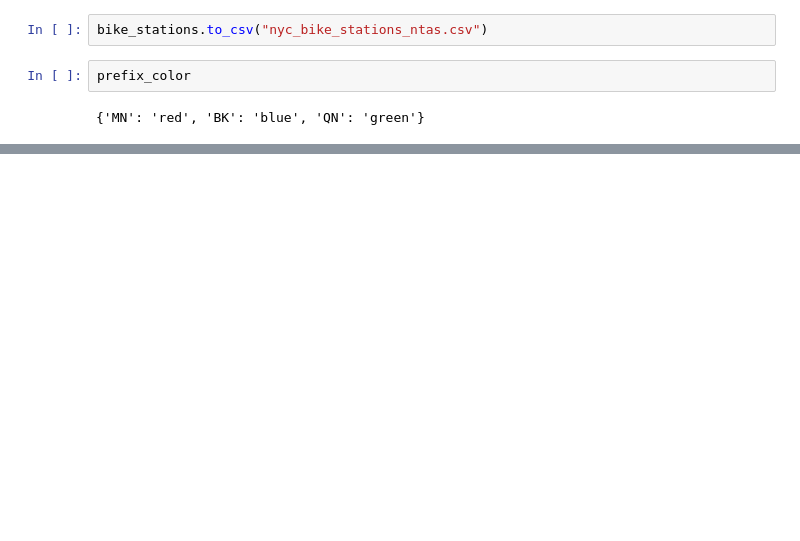
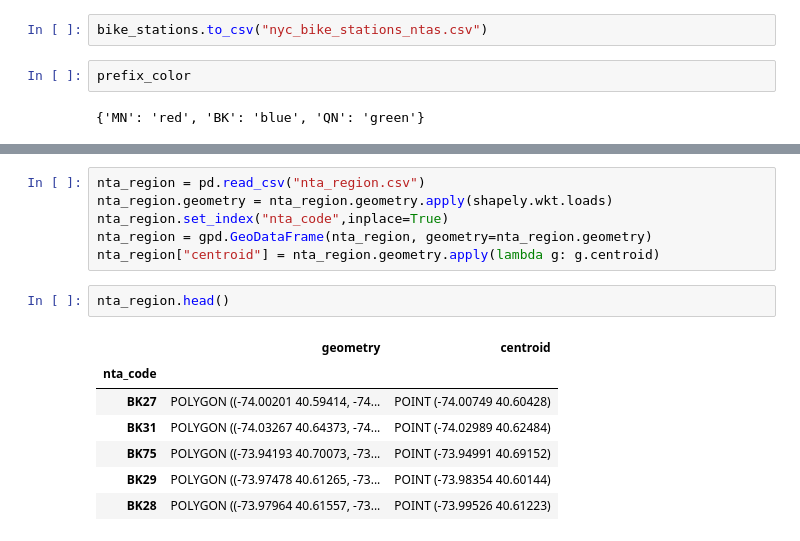
Before and after one commit to fpervaiz/LondonSpringDatathon2020, a Jupyter notebook: draw-stations.ipynb, the cells around one changed output, grey strips where cells are left out. Saved outputs shown, nothing was run; the diff lists cells and outputs as text; blank space fills up the shorter version.

Commit message:
get centroid

```diff
--- a/draw-stations.ipynb
+++ b/draw-stations.ipynb
@@ -106,0 +133,16 @@ prefix_color
+# %%
+nta_region = pd.read_csv("nta_region.csv")
+nta_region.geometry = nta_region.geometry.apply(shapely.wkt.loads)
+nta_region.set_index("nta_code",inplace=True)
+nta_region = gpd.GeoDataFrame(nta_region, geometry=nta_region.geometry)
+nta_region["centroid"] = nta_region.geometry.apply(lambda g: g.centroid)
+# %%
+nta_region.head()
+# %% [output]
+|  | geometry | centroid |
+| nta_code |  |  |
+| BK27 | POLYGON ((-74.00201 40.59414, -74... | POINT (-74.00749 40.60428) |
+| BK31 | POLYGON ((-74.03267 40.64373, -74... | POINT (-74.02989 40.62484) |
+| BK75 | POLYGON ((-73.94193 40.70073, -73... | POINT (-73.94991 40.69152) |
+| BK29 | POLYGON ((-73.97478 40.61265, -73... | POINT (-73.98354 40.60144) |
+| BK28 | POLYGON ((-73.97964 40.61557, -73... | POINT (-73.99526 40.61223) |
```
Also changed, not shown: parts of 6 cells of this notebook.
